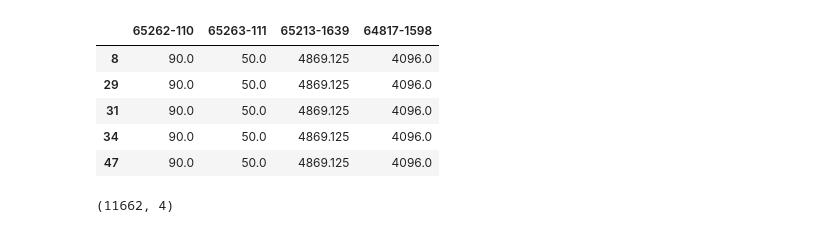
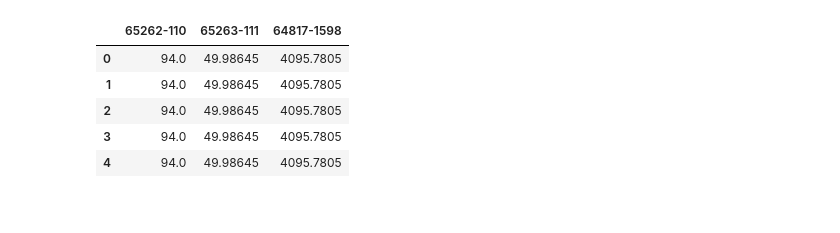
Before and after one commit to gautamvira/Predictive-Maintenance, a Jupyter notebook: synthetic_data_generation.ipynb, the cells around one changed output. Saved outputs shown, nothing was run; the diff lists cells and outputs as text; code cells hidden in the pictures.

```diff
--- a/synthetic_data_generation.ipynb
+++ b/synthetic_data_generation.ipynb
@@ -41,15 +109,12 @@ for i, rows in df1.iterrows:
 # %%
-df.drop(['Unnamed: 0'], axis=1, inplace=True)
+sdf = pd.read_csv(r'C:\Users\virag\Documents\GitHub\Predictive-Maintenance\synthetic_cooling+2.csv')
+sdf.drop(['Unnamed: 0', 'example_id'], axis=1, inplace=True)
 # %%
-df.head()
+sdf.head()
 # %% [output]
-|  | 65262-110 | 65263-111 | 65213-1639 | 64817-1598 |
-| 8 | 90.0 | 50.0 | 4869.125 | 4096.0 |
-| 29 | 90.0 | 50.0 | 4869.125 | 4096.0 |
-| 31 | 90.0 | 50.0 | 4869.125 | 4096.0 |
-| 34 | 90.0 | 50.0 | 4869.125 | 4096.0 |
-| 47 | 90.0 | 50.0 | 4869.125 | 4096.0 |
+|  | 65262-110 | 65263-111 | 64817-1598 |
+| 0 | 94.0 | 49.98645 | 4095.7805 |
+| 1 | 94.0 | 49.98645 | 4095.7805 |
+| 2 | 94.0 | 49.98645 | 4095.7805 |
+| 3 | 94.0 | 49.98645 | 4095.7805 |
+| 4 | 94.0 | 49.98645 | 4095.7805 |
-# %%
-df.shape
-# %% [output]
-(11662, 4)
```
Also changed, not shown: parts of 19 cells of this notebook, 2 other files.
